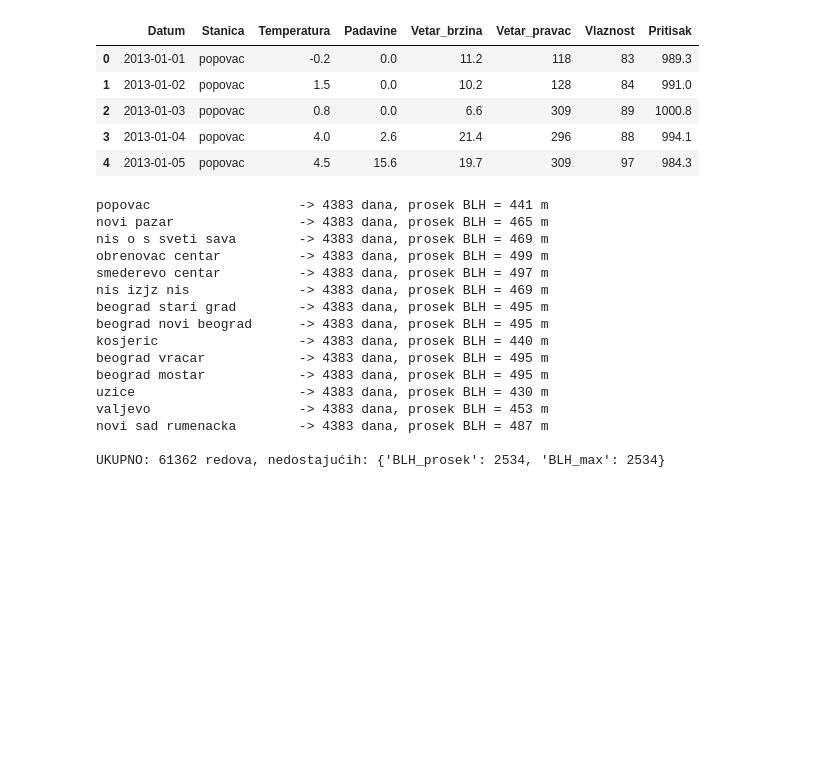
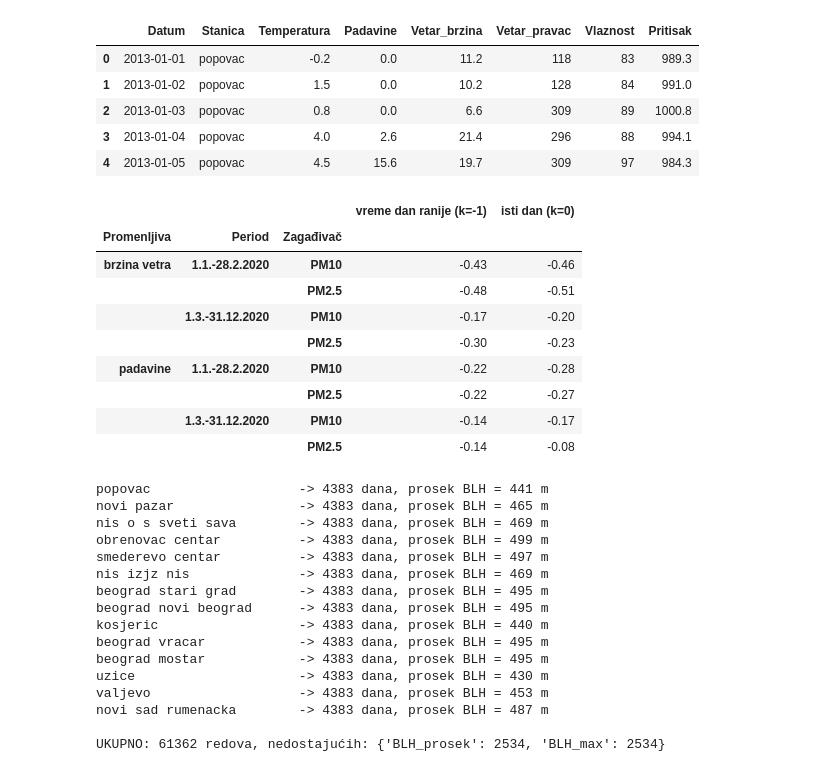
Before and after one commit to aleksandradobrosavljevic/air-quality-prediction-thesis, a Jupyter notebook: airPollutionThesis.ipynb, the cells around one changed output. Saved outputs shown, nothing was run; the diff lists cells and outputs as text; code cells hidden in the pictures; blank space fills up the shorter version.

Commit message:
Add files via upload
Update notebook (data corrections, shift check), results tables.

```diff
--- a/airPollutionThesis.ipynb
+++ b/airPollutionThesis.ipynb
@@ -531,6 +602,35 @@ UKUPNO: 61362 redova, 14 stanica
 | 2 | 2013-01-03 | popovac | 0.8 | 0.0 | 6.6 | 309 | 89 | 1000.8 |
 | 3 | 2013-01-04 | popovac | 4.0 | 2.6 | 21.4 | 296 | 88 | 994.1 |
 | 4 | 2013-01-05 | popovac | 4.5 | 15.6 | 19.7 | 309 | 97 | 984.3 |
+# %%
+# NEZAVISNA PROVERA POMERAJA: PM i vremenske prilike (Open-Meteo/ERA5, izvor nezavisan od SEPA)
+# Ako je PM2.5 od 1. 3. 2020. pomeren za jedan dan, posle tog datuma bi trebalo da bolje prati vetar i padavine od PRETHODNOG dana,
+# dok PM10 (kontrola) i PM2.5 do kraja februara prate vreme istog dana. Korelacije su negativne, pa je jača veza = vrednost bliža -1.
+redovi = []
+for kolona, naziv_prom in [('Vetar_brzina', 'brzina vetra'), ('Padavine', 'padavine')]:
+    for period, (od, do) in {'1.1.-28.2.2020': ('2020-01-01', '2020-02-28'), '1.3.-31.12.2020': ('2020-03-01', '2020-12-31')}.items():
+        for pol in ['PM10', 'PM2.5']:
+            red = {'Promenljiva': naziv_prom, 'Period': period, 'Zagađivač': pol}
+            for k, oznaka in [(-1, 'vreme dan ranije (k=-1)'), (0, 'isti dan (k=0)')]:
+                vreme = meteo[['Stanica', 'Datum', kolona]].copy()
+                vreme['Datum'] = pd.to_datetime(vreme['Datum']).astype('datetime64[ns]') - pd.Timedelta(days=k)   # na dan t stoji vreme(t+k)
+                x = tab_pomeraj[pol].dropna().reset_index()
+                x['Datum'] = x['Datum'].astype('datetime64[ns]')
+                x = x[(x['Datum'] >= od) & (x['Datum'] <= do)].merge(vreme, on=['Stanica', 'Datum'])
+                red[oznaka] = round(x[pol].corr(x[kolona]), 2)
+            redovi.append(red)
+pd.DataFrame(redovi).set_index(['Promenljiva', 'Period', 'Zagađivač'])
+# %% [output]
+|  |  |  | vreme dan ranije (k=-1) | isti dan (k=0) |
+| Promenljiva | Period | Zagađivač |  |  |
+| brzina vetra | 1.1.-28.2.2020 | PM10 | -0.43 | -0.46 |
+|  |  | PM2.5 | -0.48 | -0.51 |
+|  | 1.3.-31.12.2020 | PM10 | -0.17 | -0.20 |
+|  |  | PM2.5 | -0.30 | -0.23 |
+| padavine | 1.1.-28.2.2020 | PM10 | -0.22 | -0.28 |
+|  |  | PM2.5 | -0.22 | -0.27 |
+|  | 1.3.-31.12.2020 | PM10 | -0.14 | -0.17 |
+|  |  | PM2.5 | -0.14 | -0.08 |
 # %%
 import requests, time, os
 
```
Also changed, not shown: parts of 25 cells of this notebook, 2 other files.
